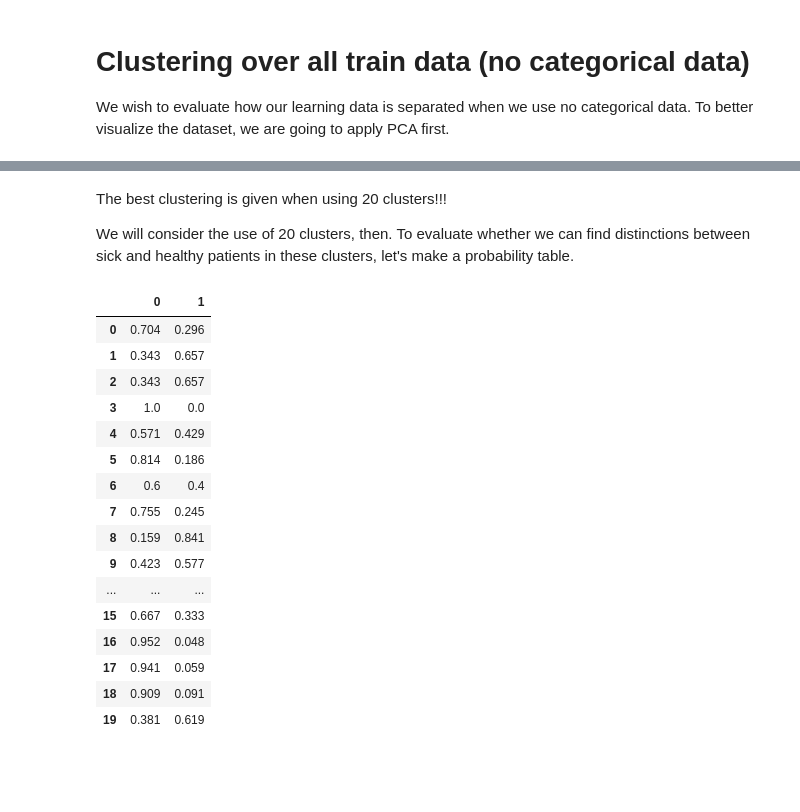
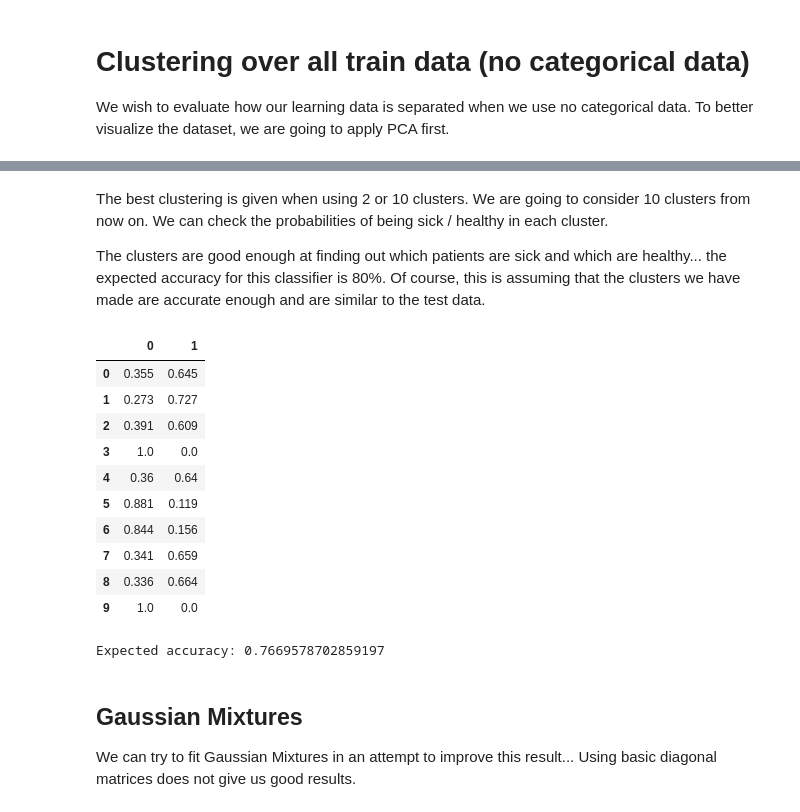
Before and after one commit to SrChen6/AA1-Competition, a Jupyter notebook: Cluztering.ipynb, the cells around one changed output, grey strips where cells are left out. Cells and saved outputs as stored; diff of their text form; code cells hidden in the pictures; blank space fills up the shorter version.

```diff
--- a/Cluztering.ipynb
+++ b/Cluztering.ipynb
@@ -27,8 +27,17 @@ from sklearn.preprocessing import minmax_scale
 from time import time
 from datetime import timedelta
 # %%
-learn_data = pd.read_csv("log_ILDS_train_X.csv", sep = ",", decimal = ".")
-test_data = pd.read_csv("log_ILDS_test_X.csv", sep = ",", decimal = ".")
+learn_data = pd.read_csv("resampled_train.csv", sep = ",", header = None)
+test_X = pd.read_csv("scaled_test.csv", sep = ",", header = None)
+
+columns = ['Age', 'TB', 'DB', 'Alkphos', 'Sgpt', 'Sgot', 'TP', 'ALB', 'AR', 'BilRatio', 'Female']
+learn_data.columns = columns + ['Target']
+test_X.columns = columns
+
+X_learn = learn_data.drop(columns = ['Target'])
+X_learn['Female'] = X_learn['Female'].astype('category')
+y_learn = learn_data['Target'].astype('category')
+test_X['Female'] = test_X['Female'].astype('category')
 # %% [markdown]
 We are working on the competition dataset, but with preprocessing done. About the data:
 - Resampling has been done on the learning data in order to achieve balance of classes.
@@ -38,7 +47,7 @@ We are working on the competition dataset, but with preprocessing done. About th
 
 We wish to evaluate how our learning data is separated when we use no categorical data. To better visualize the dataset, we are going to apply PCA first.
 # %%
-num_data = learn_data.drop(columns = ["Female", "Target"])
+num_data = X_learn.drop(columns = ["Female"])
 
 corr = num_data.corr()
 corr.style.background_gradient(cmap='RdBu')
@@ -127,33 +138,27 @@ results
 # %% [markdown]
-The best clustering is given when using 20 clusters!!!
+The best clustering is given when using 2 or 10 clusters. We are going to consider 10 clusters from now on. We can check the probabilities of being sick / healthy in each cluster.
 
-We will consider the use of 20 clusters, then. To evaluate whether we can find distinctions between sick and healthy patients in these clusters, let's make a probability table.
+The clusters are good enough at finding out which patients are sick and which are healthy... the expected accuracy for this classifier is 80%. Of course, this is assuming that the clusters we have made are accurate enough and are similar to the test data.
 # %%
 probtable = pd.DataFrame(columns = ["0", "1"])
 
-K = 20
+K = 10
 for i in range(K):
     total = sum(X_pca.kmeans_labels == i)
     prob0 = sum(learn_data["Target"][X_pca.kmeans_labels == i] == 0) / total
     prob1 = sum(learn_data["Target"][X_pca.kmeans_labels == i] == 1) / total
     probtable.loc[i,:] = [prob0, prob1]
 
 probtable
 # %% [output]
 |  | 0 | 1 |
-| 0 | 0.704 | 0.296 |
-| 1 | 0.343 | 0.657 |
-| 2 | 0.343 | 0.657 |
+| 0 | 0.355 | 0.645 |
+| 1 | 0.273 | 0.727 |
+| 2 | 0.391 | 0.609 |
 | 3 | 1.0 | 0.0 |
-| 4 | 0.571 | 0.429 |
-| 5 | 0.814 | 0.186 |
-| 6 | 0.6 | 0.4 |
-| 7 | 0.755 | 0.245 |
-| 8 | 0.159 | 0.841 |
-| 9 | 0.423 | 0.577 |
-| ... | ... | ... |
-| 15 | 0.667 | 0.333 |
-| 16 | 0.952 | 0.048 |
-| 17 | 0.941 | 0.059 |
-| 18 | 0.909 | 0.091 |
-| 19 | 0.381 | 0.619 |
+| 4 | 0.36 | 0.64 |
+| 5 | 0.881 | 0.119 |
+| 6 | 0.844 | 0.156 |
+| 7 | 0.341 | 0.659 |
+| 8 | 0.336 | 0.664 |
+| 9 | 1.0 | 0.0 |
@@ -161,0 +165,8 @@ for i in
+# %%
+print("Expected accuracy:", np.mean(np.max(probtable, axis = 1)))
+# %% [output]
+Expected accuracy: 0.7669578702859197
+# %% [markdown]
+## Gaussian Mixtures
+
+We can try to fit Gaussian Mixtures in an attempt to improve this result... Using basic diagonal matrices does not give us good results.
```
Also changed, not shown: parts of 16 cells of this notebook.
